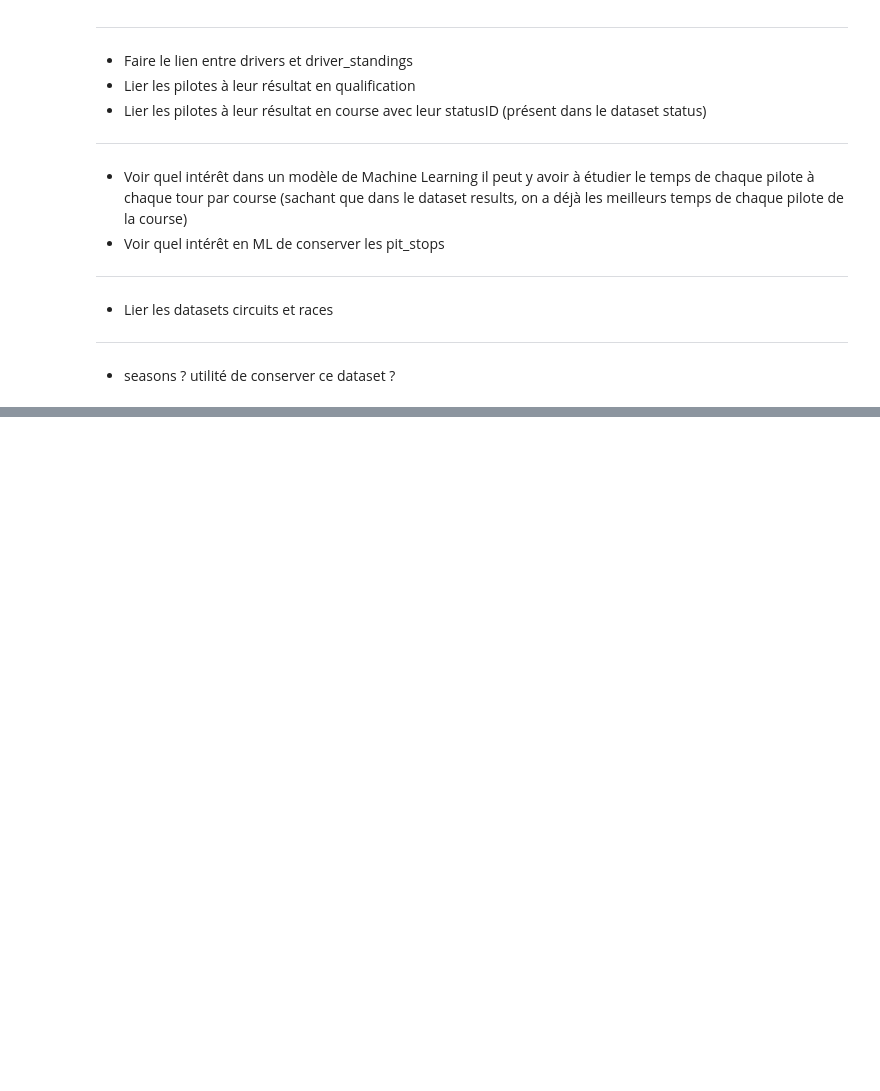
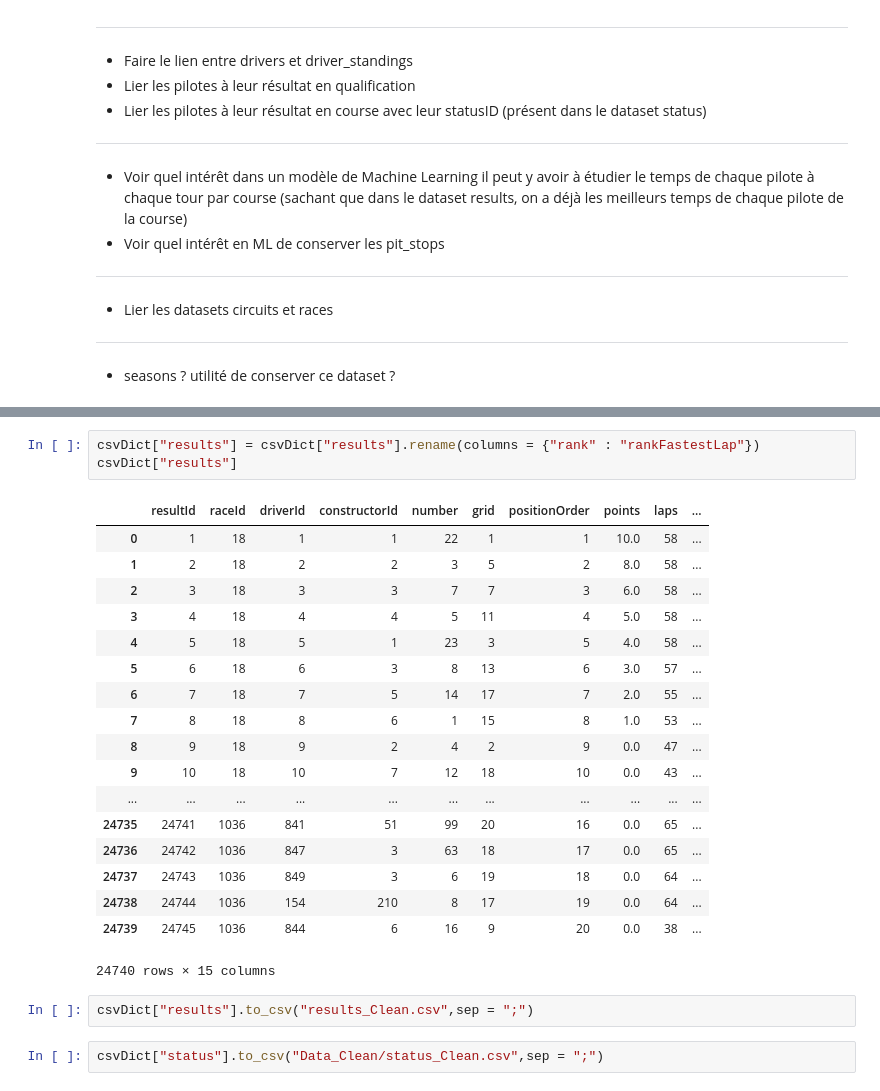
Before and after one commit to maxThoor/Formula-1-Race-Data, a Jupyter notebook: Visualisation_Datasets_LT_copy.ipynb, the cells around one changed output, grey strips where cells are left out. Saved outputs shown, nothing was run; the diff lists cells and outputs as text; blank space fills up the shorter version.

Commit message:
Le reste des datasets clean

```diff
--- a/Visualisation_Datasets_LT_copy.ipynb
+++ b/Visualisation_Datasets_LT_copy.ipynb
@@ -106,0 +181,26 @@ NameError: name 'cvsDict' is not defined
+# %%
+csvDict["results"] = csvDict["results"].rename(columns = {"rank" : "rankFastestLap"})
+csvDict["results"]
+# %% [output]
+|  | resultId | raceId | driverId | constructorId | number | grid | positionOrder | points | laps | ... |
+| 0 | 1 | 18 | 1 | 1 | 22 | 1 | 1 | 10.0 | 58 | ... |
+| 1 | 2 | 18 | 2 | 2 | 3 | 5 | 2 | 8.0 | 58 | ... |
+| 2 | 3 | 18 | 3 | 3 | 7 | 7 | 3 | 6.0 | 58 | ... |
+| 3 | 4 | 18 | 4 | 4 | 5 | 11 | 4 | 5.0 | 58 | ... |
+| 4 | 5 | 18 | 5 | 1 | 23 | 3 | 5 | 4.0 | 58 | ... |
+| 5 | 6 | 18 | 6 | 3 | 8 | 13 | 6 | 3.0 | 57 | ... |
+| 6 | 7 | 18 | 7 | 5 | 14 | 17 | 7 | 2.0 | 55 | ... |
+| 7 | 8 | 18 | 8 | 6 | 1 | 15 | 8 | 1.0 | 53 | ... |
+| 8 | 9 | 18 | 9 | 2 | 4 | 2 | 9 | 0.0 | 47 | ... |
+| 9 | 10 | 18 | 10 | 7 | 12 | 18 | 10 | 0.0 | 43 | ... |
+| ... | ... | ... | ... | ... | ... | ... | ... | ... | ... | ... |
+| 24735 | 24741 | 1036 | 841 | 51 | 99 | 20 | 16 | 0.0 | 65 | ... |
+| 24736 | 24742 | 1036 | 847 | 3 | 63 | 18 | 17 | 0.0 | 65 | ... |
+| 24737 | 24743 | 1036 | 849 | 3 | 6 | 19 | 18 | 0.0 | 64 | ... |
+| 24738 | 24744 | 1036 | 154 | 210 | 8 | 17 | 19 | 0.0 | 64 | ... |
+| 24739 | 24745 | 1036 | 844 | 6 | 16 | 9 | 20 | 0.0 | 38 | ... |
+24740 rows × 15 columns
+# %%
+csvDict["results"].to_csv("results_Clean.csv",sep = ";")
+# %%
+csvDict["status"].to_csv("Data_Clean/status_Clean.csv",sep = ";")
```
Also changed, not shown: parts of 8 cells of this notebook, 6 other files.
